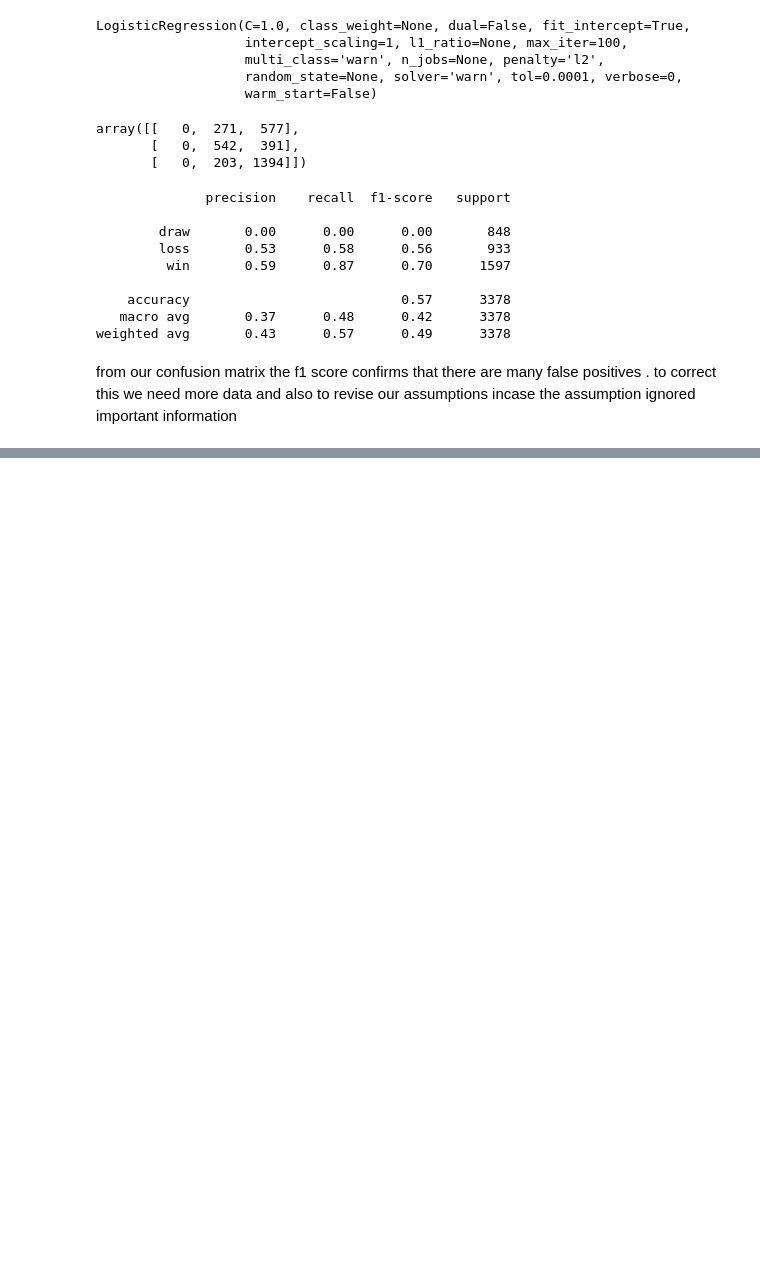
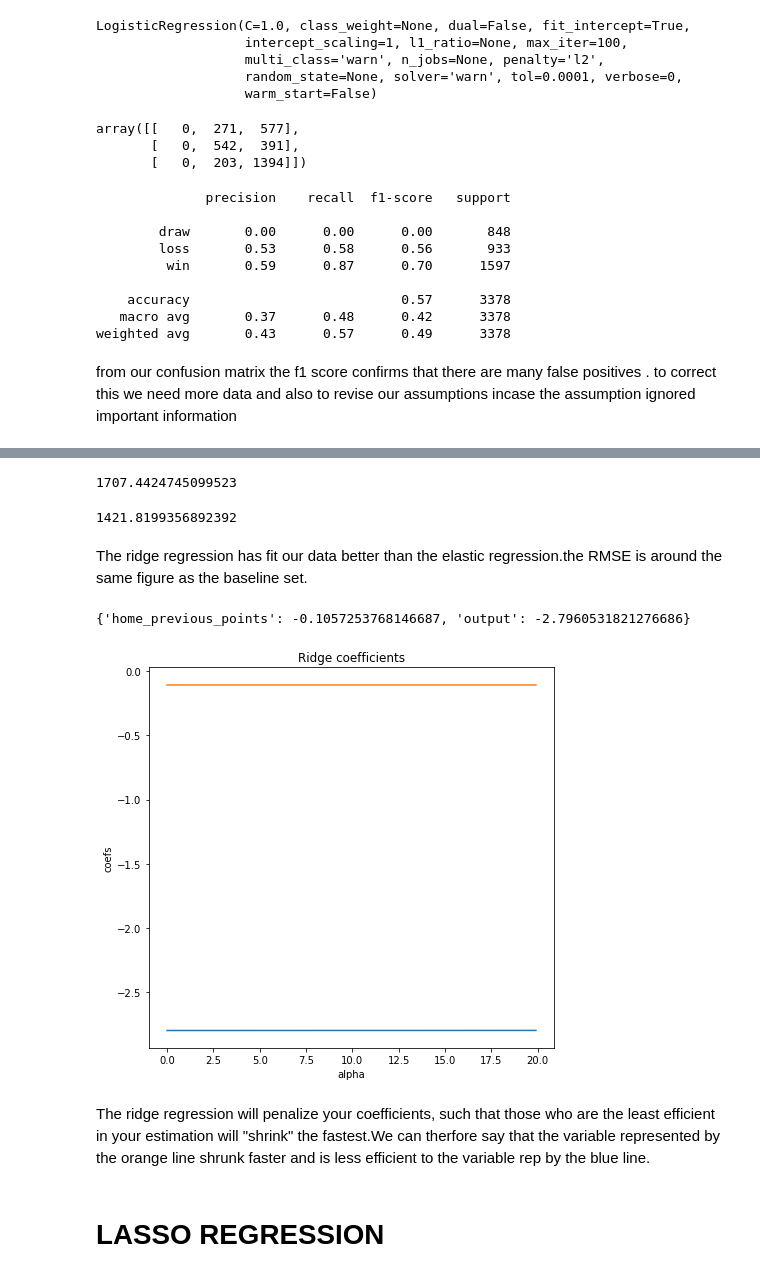
Before and after one commit to EOKELLO/IP-WEEK1-CORE, a Jupyter notebook: Moringa_Data_Science_Core_W7_Independent_Project_2019_07_Elizabeth_Okello_Python_Notebook.ipynb, the cells around one changed output, grey strips where cells are left out. Saved outputs shown, nothing was run; the diff lists cells and outputs as text; code cells hidden in the pictures; blank space fills up the shorter version.

```diff
--- a/Moringa_Data_Science_Core_W7_Independent_Project_2019_07_Elizabeth_Okello_Python_Notebook.ipynb
+++ b/Moringa_Data_Science_Core_W7_Independent_Project_2019_07_Elizabeth_Okello_Python_Notebook.ipynb
@@ -756,0 +867,69 @@ data.corr()
+# %%
+#We already have our baseline as a linear regression
+#we fit the values in a ridge regression and we get the output and compare
+ridge = Ridge(normalize=True)
+search = GridSearchCV(estimator=ridge,param_grid={'alpha':np.logspace(-5,2,8)},scoring='neg_mean_squared_error',n_jobs=1,refit=True,cv=10)
+# %%
+# We now use the .fit function to run the model and then use the .best_params_ and
+#  .best_scores_ function to determine the models strength.
+#
+search.fit(X,y)
+search.best_params_
+abs(search.best_score_)
+# %% [output]
+1707.4424745099523
+# %%
+# We can confirm this by fitting our model with the ridge information and finding the mean squared error below
+#
+ridge = Ridge(normalize=True,alpha=0.01)
+ridge.fit(X,y)
+second_model = (mean_squared_error(y_true=y,y_pred=ridge.predict(X)))
+print(second_model)
+# %% [output]
+1421.8199356892392
+# %% [markdown]
+The ridge regression has fit our data better than the elastic regression.the RMSE is around the same figure as the baseline set.
+# %%
+# The 0.35 is lower than the 0.38. This is because the last results are not cross-validated.
+# In addition, these results indicate that there is little difference between the ridge and baseline models.
+# This is confirmed with the coefficients of each model found below.
+#
+coef_dict_baseline = {}
+for coef, feat in zip(regression.coef_,X.columns):
+    coef_dict_baseline[feat] = coef
+coef_dict_baseline
+
+# The coefficient values are about the same. This means that the penalization made little difference with this dataset.
+# %% [output]
+{'home_previous_points': -0.1057253768146687, 'output': -2.7960531821276686}
+# %%
+# Importing library for visualization
+#
+import matplotlib.pyplot as plt
+coefsRidge = []
+
+# Building Lasso for 200 values of alpha and write the coefficients into array
+#
+alphasRidge = np.arange (0, 20, 0.1)
+for i in range(200):
+    ridge = linear_model.Ridge(alpha=alphasRidge[i])
+    ridge.fit(X, y)
+    coefsRidge.append(ridge.coef_)
+
+# Building Ridge coefficient plots
+#
+plt.figure(figsize = (16,7))
+
+plt.subplot(121)
+plt.plot(alphasRidge, coefsRidge)
+plt.title('Ridge coefficients')
+plt.xlabel('alpha')
+plt.ylabel('coefs')
+
+plt.show()
+# %% [output]
+[figure, added]
+# %% [markdown]
+The ridge regression will penalize your coefficients, such that those who are the least efficient in your estimation will "shrink" the fastest.We can therfore say that the variable represented by the orange line shrunk faster and is less efficient to the variable rep by the blue line.
+# %% [markdown]
+# **LASSO REGRESSION**
```
Also changed, not shown: parts of 38 cells of this notebook.
